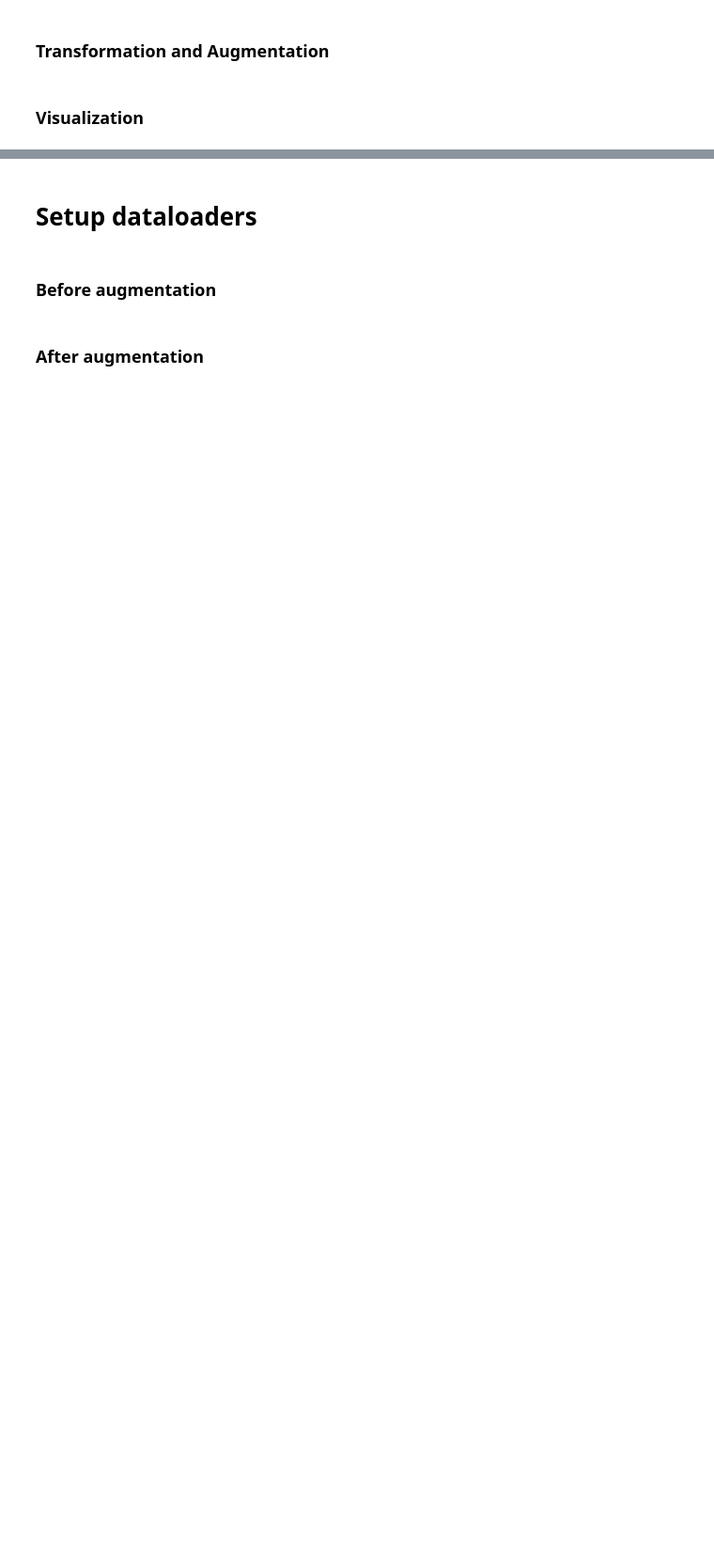
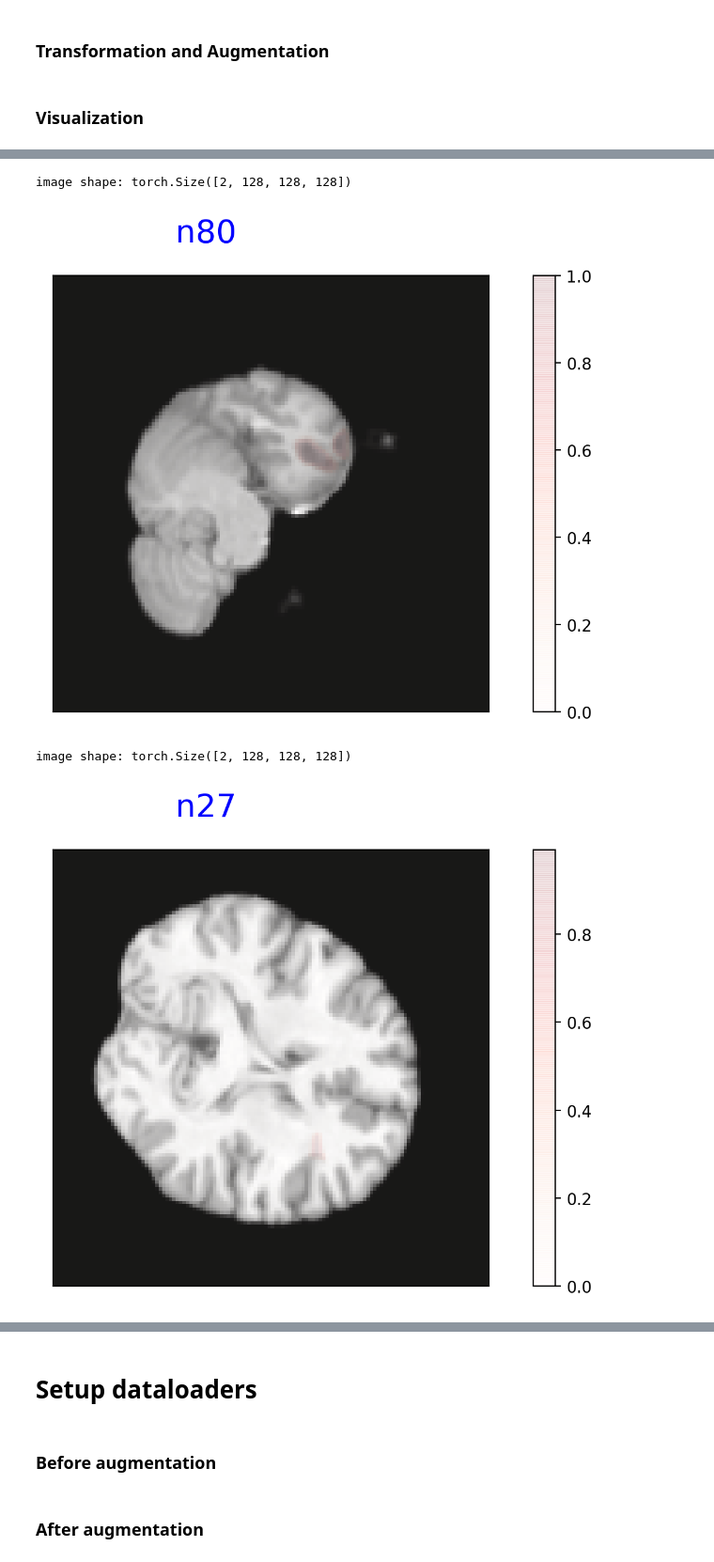
Before and after one commit to blufzzz/FCDNet, a Jupyter notebook: debug.ipynb, the cells around one changed output, grey strips where cells are left out. Shown at 94% size. Drawn from its saved outputs; the diff is of its cells as text; code cells hidden in the pictures; blank space fills up the shorter version.

```diff
--- a/debug.ipynb
+++ b/debug.ipynb
@@ -99,16 +163,16 @@ if config.opt.augmentation:
         [
             LoadImaged(keys=keys),
             EnsureChannelFirstd(keys=keys),
-            masked_transform,
             RandRotated(keys=keys,
-                        range_x=rot_range,
-                        range_y=rot_range,
-                        range_z=rot_range,
-                        prob=0.5),
+                        #range_x=rot_range,
+                        #range_y=0.4,
+                        range_z=0.8,
+                        prob=1),
             RandFlipd(keys=keys, prob=0.5, spatial_axis=0),
             Spacingd(keys=sep_k, pixdim=1.0),
             Resized(keys=keys, spatial_size=spatial_size_conf),
             ScaleIntensityd(keys=["image"], minv=0.0, maxv=1.0, channel_wise=True),
+            masked_transform,
             EnsureTyped(keys=keys, dtype=torch.float),
         ]
     )
@@ -117,10 +181,10 @@ if config.opt.augmentation:
         [
                 LoadImaged(keys=keys),
                 EnsureChannelFirstd(keys=keys),
-                masked_transform,
                 Spacingd(keys=sep_k, pixdim=1.0),
                 Resized(keys=keys, spatial_size=spatial_size_conf),
                 ScaleIntensityd(keys=["image"], minv=0.0, maxv=1.0, channel_wise=True),
+                masked_transform,
                 EnsureTyped(keys=keys, dtype=torch.float),
             ]
     )
@@ -156,34 +224,40 @@ feat_params
 # %%
 for k in range(check_batch_size):
 
     image = check_data['image'][k]
     seg = check_data['seg'][k]
     mask = check_data['mask'][k]
     label = get_label(check_dataset.data[k]['seg'])
 
     print(f"image shape: {image.shape}")
 
     num_of_channels = len(feat_params)
     # choose z-coord where there is a label maximum over other axes
     label_pos = (seg > 0).sum(dim=(0,1,2)).argmax().item()
 
     #mask = image[:1,...] <= 0 # `background mask
 
     torch.sum(mask * image, dim=(-1,-2,-3)).type(torch.int) > 1
 
     fig = plt.figure("image", (10, 5), dpi=200)
     plt.subplot(1, 1, 1)
     #plt.title(f"{feat_params[i]}")
-    plt.imshow(image[1,:,:,label_pos], cmap='gray')
-    #plt.imshow(mask[0,:,:,label_pos], alpha=0.5)
+    plt.imshow(image[0,:,:,label_pos], cmap='gray')
+    #plt.imshow(mask[0,:,:,label_pos], alpha=0.3)
+    plt.imshow(seg[0,:,:,label_pos], alpha=0.1, cmap='Reds')
     plt.colorbar()
     plt.xticks([])
     plt.yticks([])
 
     fig.suptitle(label, fontsize=20, color='blue')
     # plt.tight_layout()
     plt.show()
     if k > 2:
         break
+# %% [output]
+image shape: torch.Size([2, 128, 128, 128])
+[figure, added]
+image shape: torch.Size([2, 128, 128, 128])
+[figure, added]
 # %%
 np.array(feat_params)[torch.sum(mask * image, dim=(-1,-2,-3)).type(torch.int) > 1]
```
Also changed, not shown: parts of 12 cells of this notebook, 4 other files.
